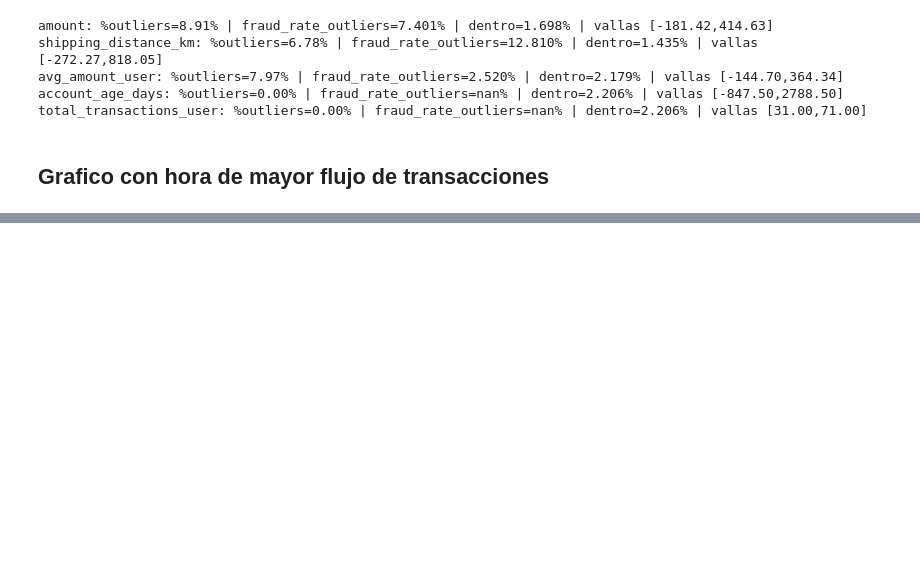
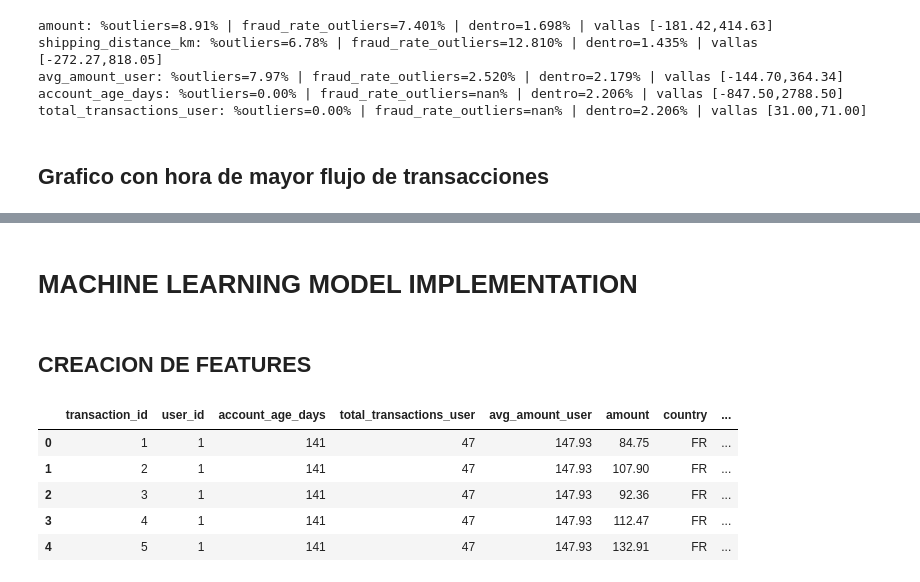
Before and after one commit to DavidRC-Ing/Ecomerce-Fraud-Detection, a Jupyter notebook: Project_fraud_Detection.ipynb, the cells around one changed output, grey strips where cells are left out. Drawn from its saved outputs; the diff is of its cells as text; code cells hidden in the pictures; blank space fills up the shorter version.

```diff
--- a/Project_fraud_Detection.ipynb
+++ b/Project_fraud_Detection.ipynb
@@ -402,0 +432,39 @@ plt.show()
+# %% [markdown]
+# MACHINE LEARNING MODEL IMPLEMENTATION
+# %% [markdown]
+## CREACION DE FEATURES
+# %%
+## Features por analizar
+
+# Diferencia pais vs BIN (0: coincide: no coincide)
+if{ 'country', 'bin_country'}. issubset(data.columns):
+    data['country_mismatch']= (data['country'].astype(str) != data['bin_country'].astype(str)).astype(int)
+
+# Creacion de hora y dia
+if 'transaction_time' in data.columns:
+    data['hour']= data['transaction_time'].dt.hour
+    data['day']= data['transaction_time'].dt.day_name()
+
+# Transformacion logaritmica para tratar las colas
+
+if 'amount' in data.columns:
+    data['log_amount']= np.log1p(data['amount'].clip(lower=0))
+
+if 'shipping_distance_km' in data.columns:
+    data['log_shipping_distance_km'] = np.log1p(data['shipping_distance_km'].clip(lower=0))
+
+# Comparacion Monto Promedio
+
+if{'amount','avg_amount_user'}.issubset(data.columns):
+    data['amount_minus_user_avg']= data['amount']-data['avg_amount_user']
+    denom=np.where(data['avg_amount_user']>0, data['avg_amount_user'], np.nan)
+    data['amount_over_user_avg'] = data['amount'] / denom
+
+data.head()
+# %% [output]
+|  | transaction_id | user_id | account_age_days | total_transactions_user | avg_amount_user | amount | country | ... |
+| 0 | 1 | 1 | 141 | 47 | 147.93 | 84.75 | FR | ... |
+| 1 | 2 | 1 | 141 | 47 | 147.93 | 107.90 | FR | ... |
+| 2 | 3 | 1 | 141 | 47 | 147.93 | 92.36 | FR | ... |
+| 3 | 4 | 1 | 141 | 47 | 147.93 | 112.47 | FR | ... |
+| 4 | 5 | 1 | 141 | 47 | 147.93 | 132.91 | FR | ... |
```
Also changed, not shown: parts of 6 cells of this notebook.
